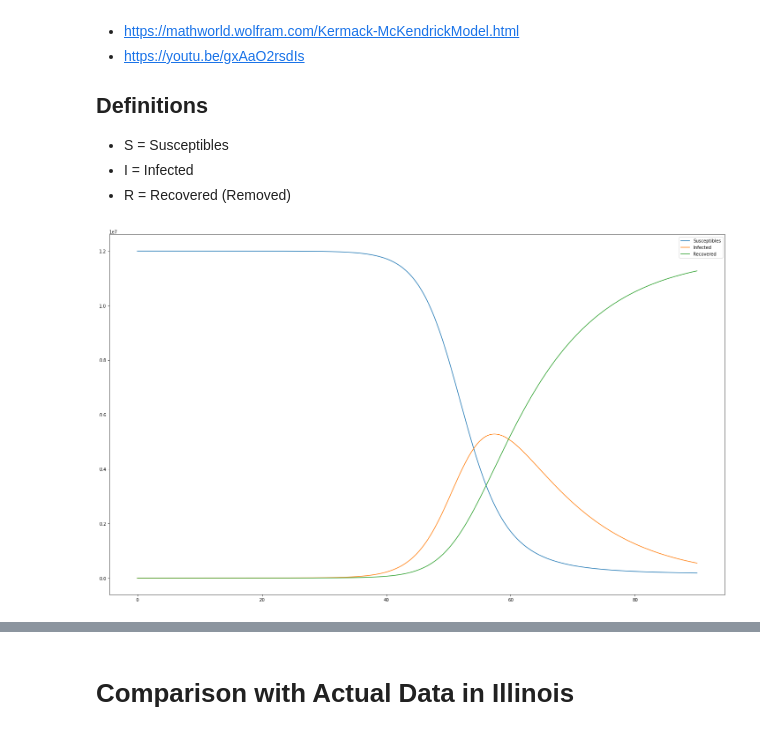
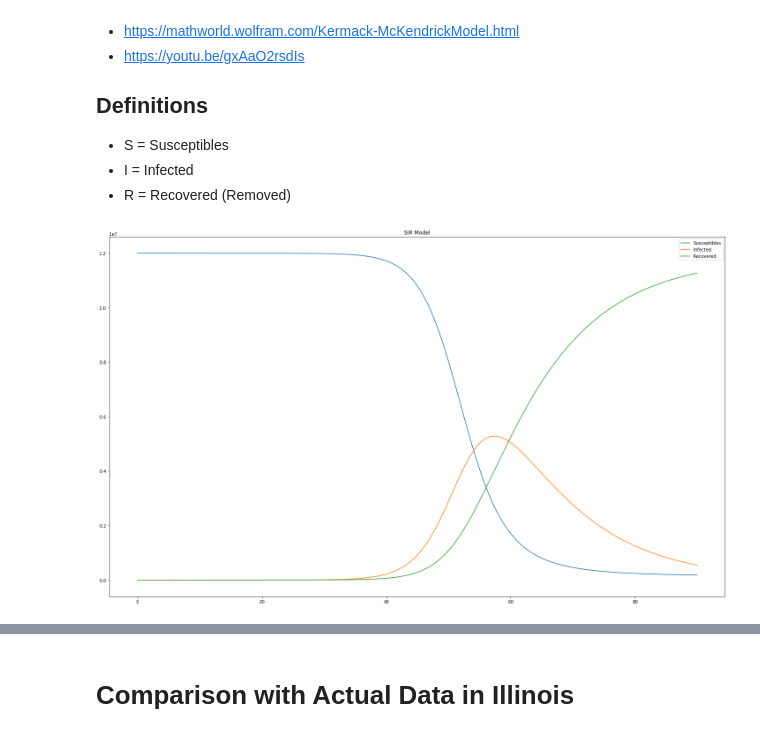
Before and after one commit to DoraSzasz/covid_19_visualization_workshop, a Jupyter notebook: 1_Epidemics_Mathematical_Models.ipynb, the cells around one changed output, grey strips where cells are left out. Saved outputs shown, nothing was run; the diff lists cells and outputs as text; code cells hidden in the pictures.

```diff
--- a/1_Epidemics_Mathematical_Models.ipynb
+++ b/1_Epidemics_Mathematical_Models.ipynb
@@ -67,6 +68,6 @@ for t in time_range_hours:
   I = I + dI
   R = R + dR
 # %%
-sir.plot.line(figsize=[25,15]);
+sir.plot.line(title='SIR Model', figsize=[25,15]);
 # %% [output]
-[figure, old version]
+[figure, new version]
```
Also changed, not shown: parts of 10 cells of this notebook.
